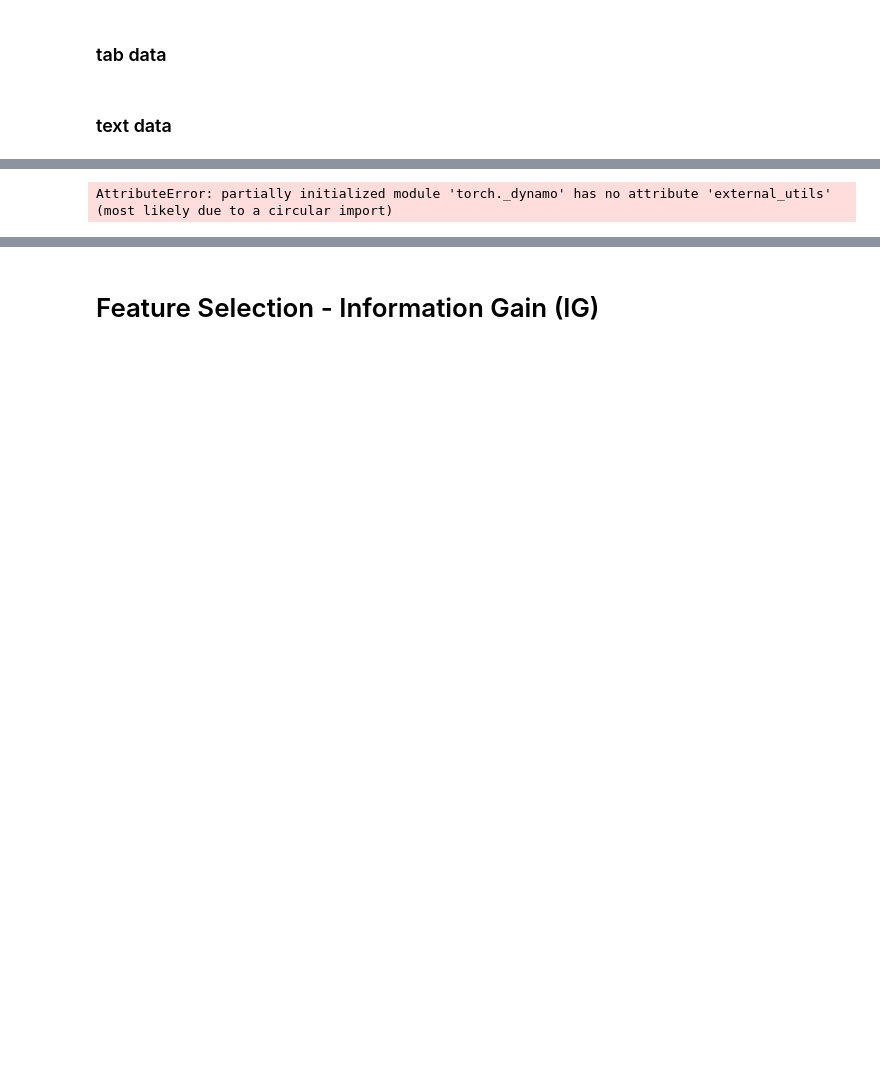
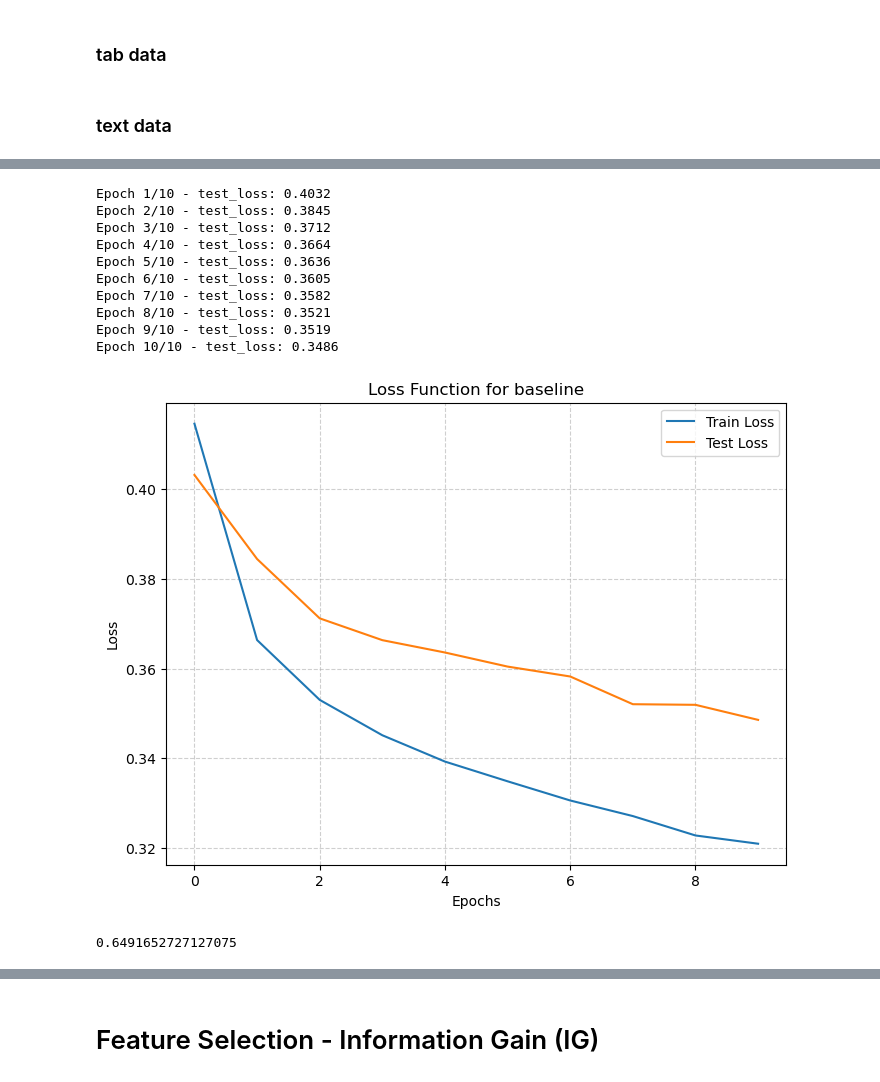
Before and after one commit to metrych-creator/salaries, a Jupyter notebook: regression.ipynb, the cells around one changed output, grey strips where cells are left out. Cells and saved outputs as stored; diff of their text form; code cells hidden in the pictures; blank space fills up the shorter version.

```diff
--- a/regression.ipynb
+++ b/regression.ipynb
@@ -96 +75,5 @@ data = 'uni'
+# %%
+def load_pickle(path):
+    with open(path, "rb") as f:
+        return pickle.load(f)
 # %%
@@ -121,3 +208,25 @@ def prepare_dataloaders(batch_size, X_train_text, X_train_tab, y_train, X_test_t
+# %%
+def create_loader(batch_size, X_text, X_tab, y=None, shuffle=True):
+    if y is not None:
+        dataset = TensorDataset(X_text, X_tab, y)
+    else:
+        dataset = TensorDataset(X_text, X_tab)
+
+    return DataLoader(dataset, batch_size=batch_size, shuffle=shuffle)
+# %%
+def prepare_dataloaders(batch_size,
+                        X_train_text, X_train_tab, y_train,
+                        X_val_text, X_val_tab, y_val,
+                        X_test_text=None, X_test_tab=None, y_test=None):
+
+    train_loader = create_loader(batch_size, X_train_text, X_train_tab, y_train, shuffle=True)
+    val_loader = create_loader(batch_size, X_val_text, X_val_tab, y_val, shuffle=False)
+
+    test_loader = None
+    if X_test_text is not None and X_test_tab is not None:
+        test_loader = create_loader(batch_size, X_test_text, X_test_tab, y_test, shuffle=False)
+
+    return train_loader, val_loader, test_loader
 # %%
 def train_evaluate(model, optimizer, criterion, epochs, train_loader, test_loader, results_path='logs/',  patience=5):
     device = torch.device("cuda" if torch.cuda.is_available() else "cpu")
@@ -181,12 +290,16 @@ def train_evaluate(model, optimizer, criterion, epochs, train_loader, test_loade
         history['r2'].append(r2)
 
         # early stopping
-        if r2 > best_r2:
-            best_r2 = r2
+        if avg_test_loss < best_loss:
+            best_loss = avg_test_loss
             patience_counter = 0
             best_model_state = model.state_dict()
         else:
             patience_counter += 1
+
+        if patience_counter >= patience:
+            print(f"Early stopping at epoch {epoch+1}")
+            break
 
     if 'best_model_state' in locals():
         model.load_state_dict(best_model_state)
@@ -198,13 +311,26 @@ def train_evaluate(model, optimizer, criterion, epochs, train_loader, test_loade
     with open(file_path, "w", encoding="utf-8") as f:
         json.dump(history, f, ensure_ascii=False, indent=4)
 
-    return best_r2, history
+    return history
-# %%
-model = MultimodalRegressor(text_dim=X_train_text.shape[1], tab_dim=X_train_tab.shape[1], dropout=0.4, hidden_dim=1024)
-loss_func = nn.MSELoss()
-optimizer = optim.Adam(model.parameters(), lr=6.45e-5, weight_decay=1e-4)
-epochs = 30
-# %% [output]
-AttributeError: partially initialized module 'torch._dynamo' has no attribute 'external_utils' (most likely due to a circular import)
 # %%
-train_loader, test_loader = prepare_dataloaders(64, X_train_text, X_train_tab, y_train, X_test_text, X_test_tab, y_test)
+model = MultimodalRegressor(text_dim=X_train_text.shape[1], tab_dim=X_train_tab.shape[1], dropout=0.3, hidden_dim=128)
+loss_func = nn.L1Loss()
+optimizer = optim.Adam(model.parameters(), lr=1e-3, weight_decay=0)
+epochs = 10
+train_loader, val_loader, _ = prepare_dataloaders(128, X_train_text, X_train_tab, y_train, X_val_text, X_val_tab, y_val)
+history = train_evaluate(model, optimizer, loss_func, epochs, train_loader, val_loader)
+plot_loss_function(history['train_loss'], history['test_loss'], 'baseline')
+print(history['r2'][-1])
+# %% [output]
+Epoch 1/10 - test_loss: 0.4032
+Epoch 2/10 - test_loss: 0.3845
+Epoch 3/10 - test_loss: 0.3712
+Epoch 4/10 - test_loss: 0.3664
+Epoch 5/10 - test_loss: 0.3636
+Epoch 6/10 - test_loss: 0.3605
+Epoch 7/10 - test_loss: 0.3582
+Epoch 8/10 - test_loss: 0.3521
+Epoch 9/10 - test_loss: 0.3519
+Epoch 10/10 - test_loss: 0.3486
+[figure, added]
+0.6491652727127075
```
Also changed, not shown: parts of 50 cells of this notebook, 2 other files.
